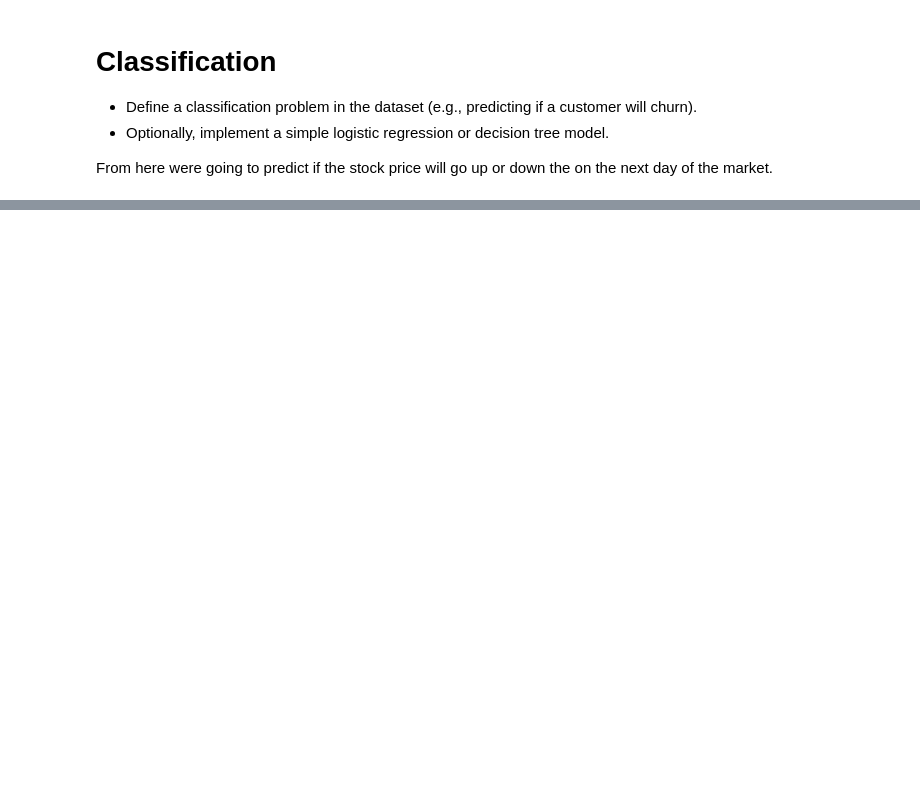
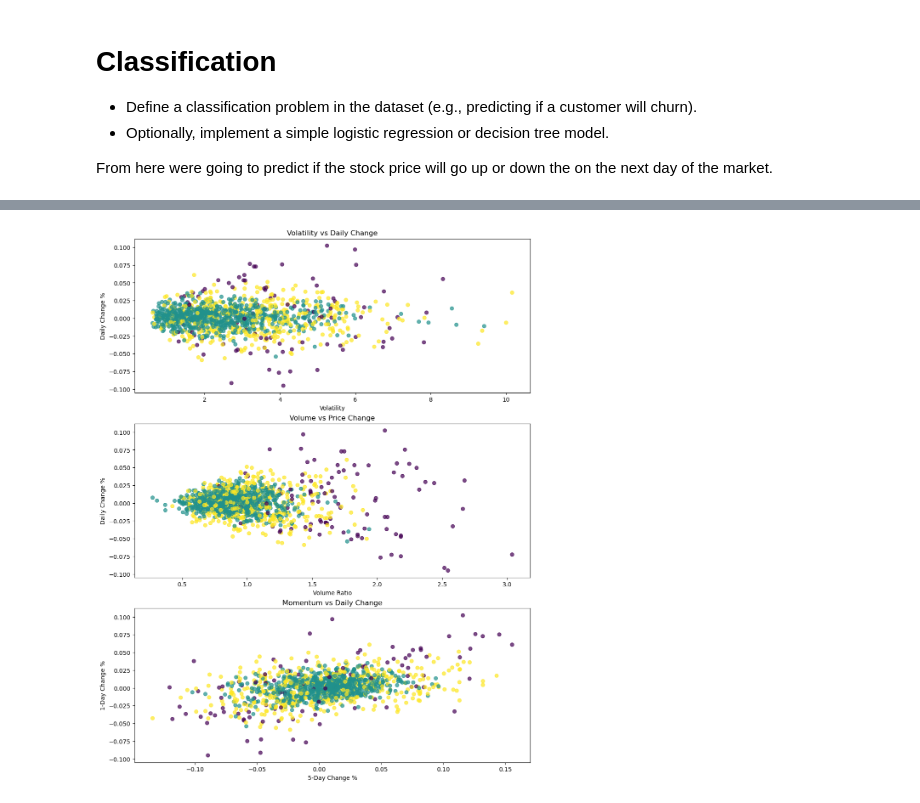
Before and after one commit to BrianColclough/JH-algos-for-data-science, a Jupyter notebook: Module_4_Activity_Data_Modeling.ipynb, the cells around one changed output, grey strips where cells are left out. Cells and saved outputs as stored; diff of their text form; code cells hidden in the pictures; blank space fills up the shorter version.

```diff
--- a/Module_4_Activity_Data_Modeling.ipynb
+++ b/Module_4_Activity_Data_Modeling.ipynb
@@ -269,18 +180,17 @@ Answer the following questions about your dataset:
 
 From here were going to predict if the stock price will go up or down the on the next day of the market.
 # %%
-from sklearn.model_selection import train_test_split
 from sklearn.linear_model import LogisticRegression
 from sklearn.metrics import accuracy_score, classification_report
 import pandas as pd
-import numpy as np
 
-# Convert to numeric first
 numeric_columns = ['Open', 'High', 'Low', 'Close', 'Volume']
 data[numeric_columns] = data[numeric_columns].apply(pd.to_numeric, errors='coerce')
 
 # Create target variable (tomorrow's open > today's close)
 data["Tomorrow_Open_Higher_Than_Today_Close"] = (data["Open"].shift(-1) > data["Close"]).astype(int)
+
+data["Difference"] = data["Close"] - data["Open"]
 
 # Drop rows with NaN values (last row will have NaN)
 data = data.dropna()
@@ -292,17 +202,22 @@ print(data["Tomorrow_Open_Higher_Than_Today_Close"].value_counts())
 X = data.drop(columns=["Tomorrow_Open_Higher_Than_Today_Close", "Date"])
 y = data["Tomorrow_Open_Higher_Than_Today_Close"]
 
-# Split the dataset
-X_train, X_test, y_train, y_test = train_test_split(X, y, test_size=0.2, random_state=42)
+split_point = int(len(X) * 0.8)
+X_train = X.iloc[:split_point]
+X_test = X.iloc[split_point:]
+y_train = y.iloc[:split_point]
+y_test = y.iloc[split_point:]
 
 # Train with balanced class weights
-model = LogisticRegression(class_weight='balanced', max_iter=1000)
+model = LogisticRegression(class_weight='balanced', max_iter=2000, random_state=42)
 model.fit(X_train, y_train)
 
 # Make predictions and evaluate
 y_pred = model.predict(X_test)
+print("-"*100)
 print("Accuracy:", accuracy_score(y_test, y_pred))
-print("Classification Report:\n", classification_report(y_test, y_pred))
+print("-"*100)
+print("Classification Report:\n", classification_report(y_test, y_pred, zero_division=0))
 # %% [output]
 Class distribution:
 Tomorrow_Open_Higher_Than_Today_Close
@@ -321,0 +322,50 @@ weighted avg       0.29      0.54      0.38       251
+# %%
+from sklearn.cluster import KMeans
+import matplotlib.pyplot as plt
+from sklearn.pipeline import FunctionTransformer, Pipeline
+from sklearn.preprocessing import MinMaxScaler
+
+# Use only numerical features for clustering
+data = create_features(data)
+clustering_features = ['Open', 'Close', 'High', 'Low', 'Volume', 'Difference', 'MA_5', 'MA_20',
+                  'Volatility', 'Change_1d', 'Change_5d', 'Volume_MA', 'Volume_Ratio', 'RSI_Signal']
+scaler = MinMaxScaler((0,1))
+pipeline = Pipeline([
+    ('get_features', FunctionTransformer(lambda x: x[clustering_features])),
+    ('dataframe', FunctionTransformer(lambda x: pd.DataFrame(x, columns=clustering_features)))
+])
+
+X = pipeline.fit_transform(data)
+
+# Train a k-means model
+kmeans = KMeans(n_clusters=3, random_state=42)
+kmeans.fit(X)
+
+data["Cluster"] = kmeans.labels_
+
+plt.figure(figsize=(12, 16))
+
+# Plot 1: Volatility vs Daily Change
+plt.subplot(3, 1, 1)
+plt.scatter(X["Volatility"], X["Change_1d"], c=data["Cluster"], cmap="viridis", alpha=0.7)
+plt.xlabel("Volatility")
+plt.ylabel("Daily Change %")
+plt.title("Volatility vs Daily Change")
+
+# Plot 2: Volume vs Price Change
+plt.subplot(3, 1, 2)
+plt.scatter(X["Volume_Ratio"], X["Change_1d"], c=data["Cluster"], cmap="viridis", alpha=0.7)
+plt.xlabel("Volume Ratio")
+plt.ylabel("Daily Change %")
+plt.title("Volume vs Price Change")
+
+# Plot 3: 5-day momentum vs 1-day change
+plt.subplot(3, 1, 3)
+plt.scatter(X["Change_5d"], X["Change_1d"], c=data["Cluster"], cmap="viridis", alpha=0.7)
+plt.xlabel("5-Day Change %")
+plt.ylabel("1-Day Change %")
+plt.title("Momentum vs Daily Change")
+
+plt.show()
+# %% [output]
+[figure, added]
```
Also changed, not shown: parts of 8 cells of this notebook.
